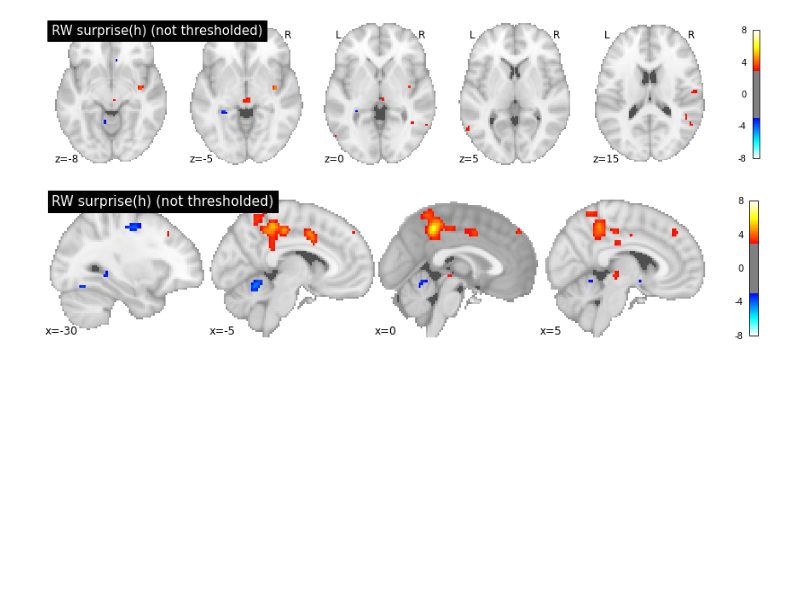
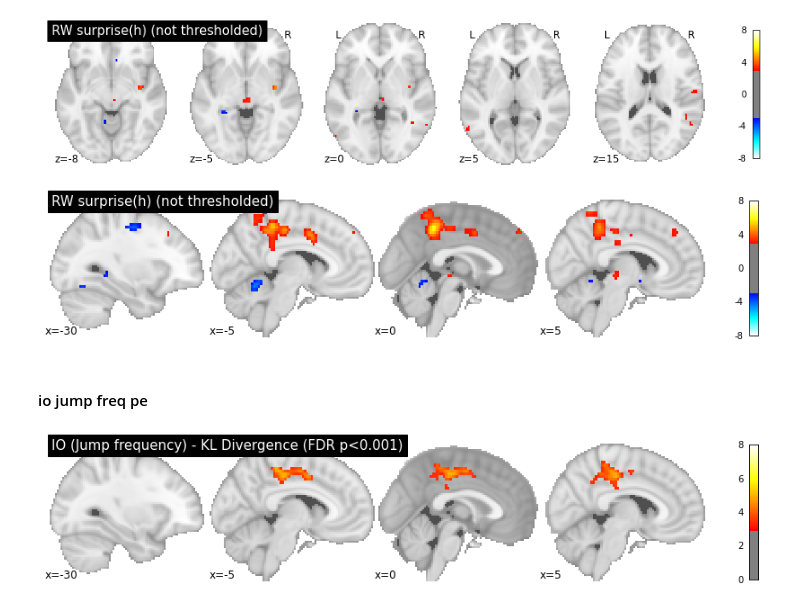
Before and after one commit to syzhang/tsl_hbi, a Jupyter notebook: imaging_plot/visualise.ipynb, the cells around one changed output. Saved outputs shown, nothing was run; the diff lists cells and outputs as text; code cells hidden in the pictures; blank space fills up the shorter version.

```diff
--- a/imaging_plot/visualise.ipynb
+++ b/imaging_plot/visualise.ipynb
@@ -242,3 +242,16 @@ g = nilearn.plotting.plot_stat_map(
 [figure]
 # %%
 g.savefig('./figs/rw_sh_x.pdf')
+# %% [markdown]
+#### io jump freq pe
+# %%
+img = '../../../TSL_output/2ndLevel_io_jump_freq_pe_FDR0001/2ndLevel/con_0002/spmT_0001_thr.nii'
+ttl = 'IO (Jump frequency) - KL Divergence (FDR p<0.001)'
+# %%
+g = nilearn.plotting.plot_stat_map(
+    img, title=ttl,
+    threshold=3, vmax=8, display_mode='x',
+    cut_coords=( -30, -5, 0, 5),
+    colorbar=True);
+# %% [output]
+[figure, added]
```
Also changed, not shown: parts of 20 cells of this notebook, 10 other files.
